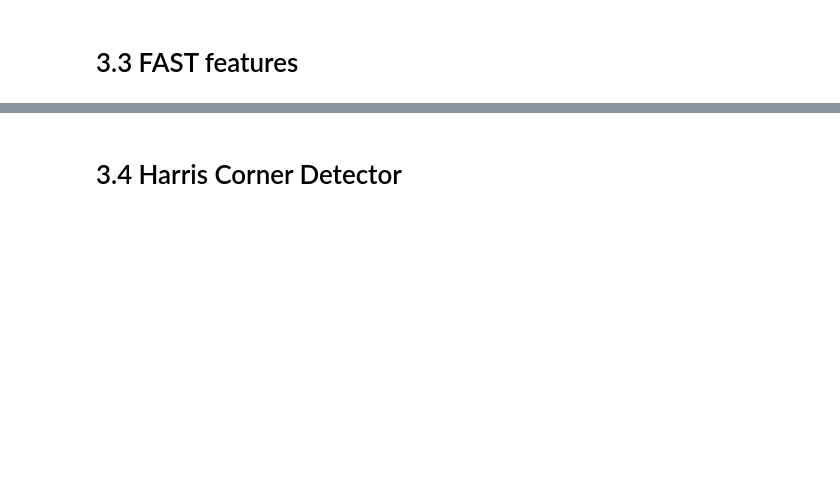
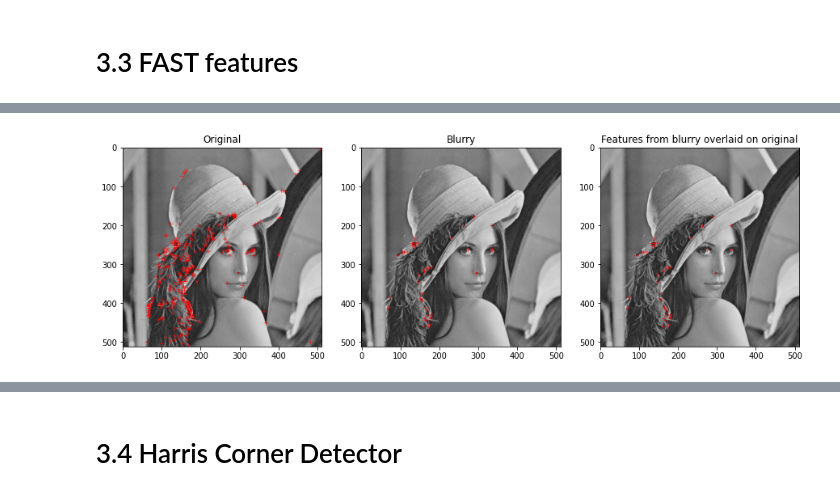
Before and after one commit to rpartsey/ucu-cv-2020, a Jupyter notebook: code/02.ipynb, the cells around one changed output, grey strips where cells are left out. Saved outputs shown, nothing was run; the diff lists cells and outputs as text; code cells hidden in the pictures; blank space fills up the shorter version.

```diff
--- a/code/02.ipynb
+++ b/code/02.ipynb
@@ -87,0 +173,56 @@ plt.imshow(img_out)
+# %%
+# Original vs Blury image feature detection comparison (using opencv-python, because it works faster)
+
+GAUSSIAN_KERNEL_SIZE = (5, 5)
+
+img = cv2.imread('../images/lenna.png', cv2.IMREAD_GRAYSCALE)
+
+ff_detector = cv2.FastFeatureDetector_create(threshold=40)
+
+
+kpts = ff_detector.detect(img)
+img_out = cv2.cvtColor(img, cv2.COLOR_GRAY2RGB)
+
+for kpt in kpts:
+    y = int(kpt.pt[1])
+    x = int(kpt.pt[0])
+    cv2.line(img_out, (x-5,y), (x+5,y), (255,0,0))
+    cv2.line(img_out, (x,y-5), (x,y+5), (255,0,0))
+
+
+blurry = cv2.GaussianBlur(img, GAUSSIAN_KERNEL_SIZE, 0)
+
+kpts = ff_detector.detect(blurry)
+blurry_out = cv2.cvtColor(img, cv2.COLOR_GRAY2RGB)
+
+for kpt in kpts:
+    y = int(kpt.pt[1])
+    x = int(kpt.pt[0])
+    cv2.line(blurry_out, (x-5,y), (x+5,y), (255,0,0))
+    cv2.line(blurry_out, (x,y-5), (x,y+5), (255,0,0))
+
+combined_out = cv2.cvtColor(img, cv2.COLOR_GRAY2RGB)
+
+for kpt in kpts:
+    y = int(kpt.pt[1])
+    x = int(kpt.pt[0])
+    cv2.line(combined_out, (x-5,y), (x+5,y), (255,0,0))
+    cv2.line(combined_out, (x,y-5), (x,y+5), (255,0,0))
+
+_, axes = plt.subplots(nrows=1, ncols=3, figsize=(15,5))
+
+axes[0].set_title('Original')
+axes[0].imshow(img_out)
+
+axes[1].set_title('Blurry')
+axes[1].imshow(blurry_out)
+
+axes[2].set_title('Features from blurry overlaid on original')
+axes[2].imshow(combined_out)
+
+plt.show()
+
+# Explanation: blurry image has smooth color transition that's why the smaller number of features were detected.
+# The threshold condition will be satisfied for smaller number of center pixels.
+# %% [output]
+[figure, added]
```
Also changed, not shown: parts of 17 cells of this notebook, 3 other files.
